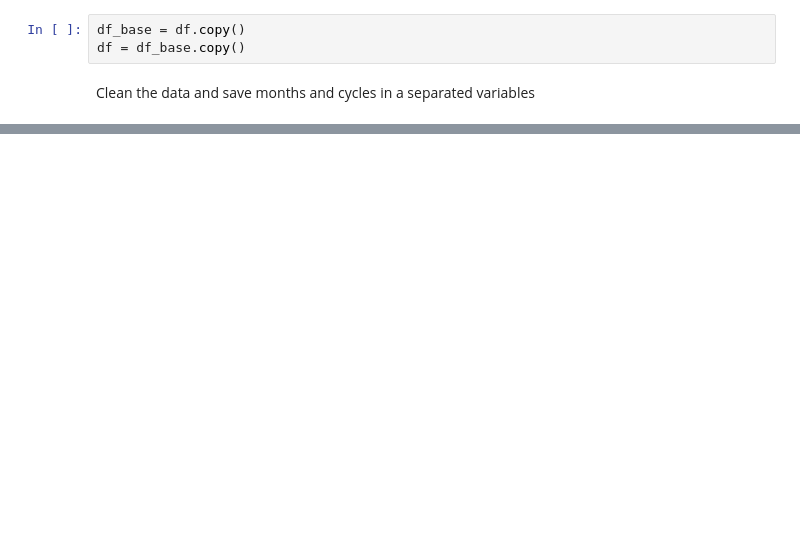
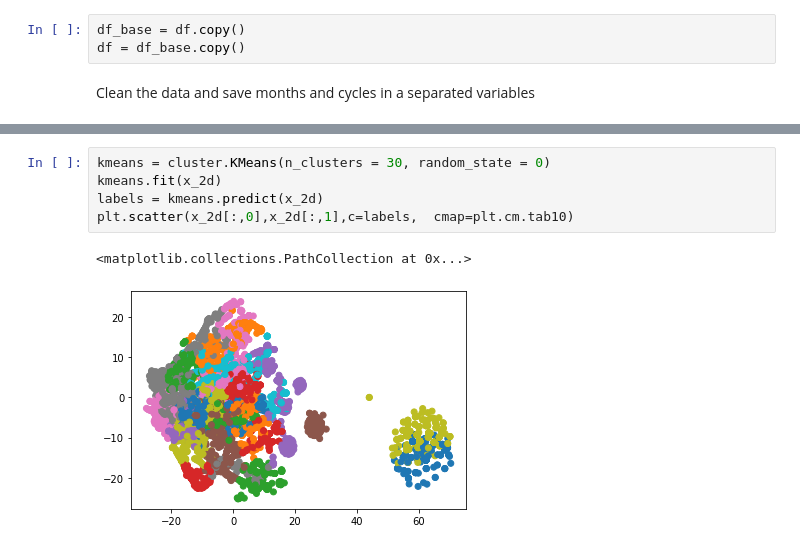
Before and after one commit to rtaglega53/pedropicapiedra, a Jupyter notebook: CPA.ipynb, the cells around one changed output, grey strips where cells are left out. Cells and saved outputs as stored; diff of their text form; blank space fills up the shorter version.

```diff
--- a/CPA.ipynb
+++ b/CPA.ipynb
@@ -136,0 +216,8 @@ memory usage: 3.4+ MB
+# %%
+kmeans = cluster.KMeans(n_clusters = 30, random_state = 0)
+kmeans.fit(x_2d)
+labels = kmeans.predict(x_2d)
+plt.scatter(x_2d[:,0],x_2d[:,1],c=labels,  cmap=plt.cm.tab10)
+# %% [output]
+<matplotlib.collections.PathCollection at 0x...>
+[figure, added]
```
Also changed, not shown: parts of 20 cells of this notebook.
